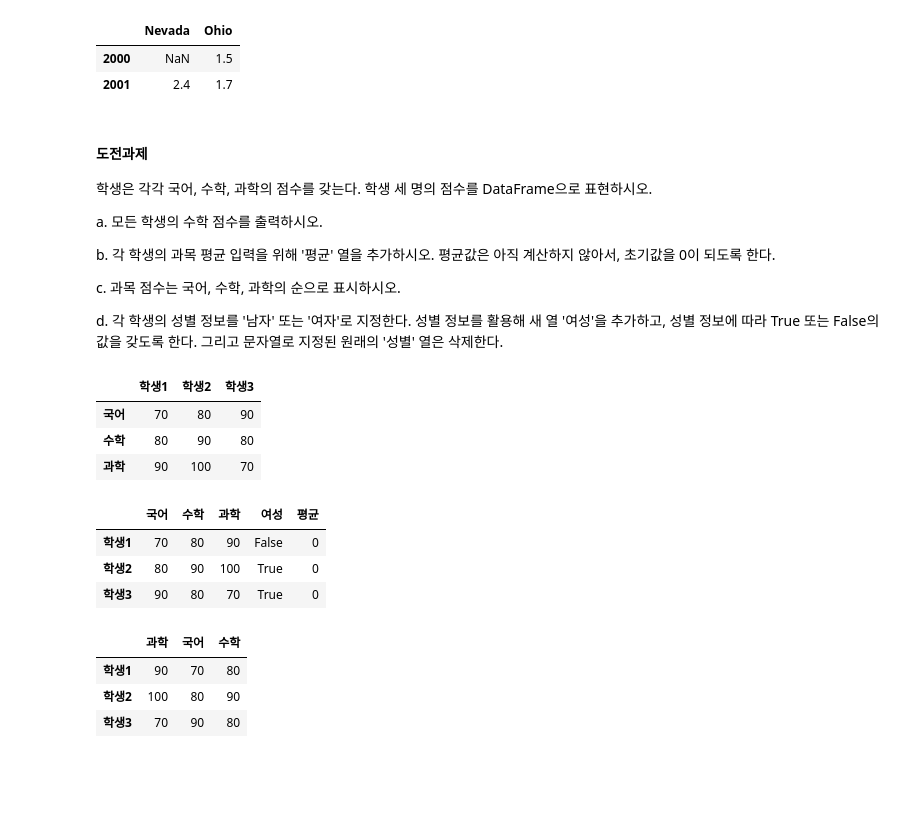
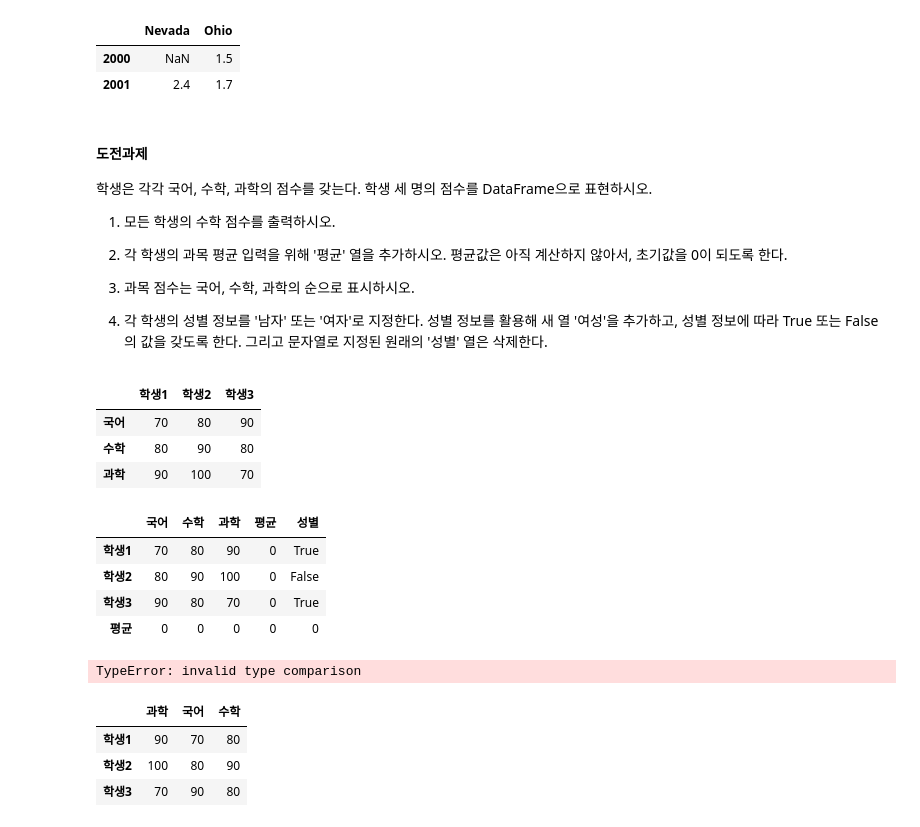
Before and after one commit to lseongjoo/bigpy, a Jupyter notebook: pandas.ipynb, the cells around one changed output. Cells and saved outputs as stored; diff of their text form; code cells hidden in the pictures; blank space fills up the shorter version.

```diff
--- a/pandas.ipynb
+++ b/pandas.ipynb
@@ -531,13 +564,13 @@ DataFrame(pdata)
 
 학생은 각각 국어, 수학, 과학의 점수를 갖는다. 학생 세 명의 점수를 DataFrame으로 표현하시오.
 
-a. 모든 학생의 수학 점수를 출력하시오.
+1. 모든 학생의 수학 점수를 출력하시오.
 
-b. 각 학생의 과목 평균 입력을 위해 '평균' 열을 추가하시오. 평균값은 아직 계산하지 않아서, 초기값을 0이 되도록 한다.
+2. 각 학생의 과목 평균 입력을 위해 '평균' 열을 추가하시오. 평균값은 아직 계산하지 않아서, 초기값을 0이 되도록 한다.
 
-c. 과목 점수는 국어, 수학, 과학의 순으로 표시하시오.
+3. 과목 점수는 국어, 수학, 과학의 순으로 표시하시오.
 
-d. 각 학생의 성별 정보를 '남자' 또는 '여자'로 지정한다. 성별 정보를 활용해 새 열 '여성'을 추가하고, 성별 정보에 따라 True 또는 False의 값을 갖도록 한다. 그리고 문자열로 지정된 원래의 '성별' 열은 삭제한다.
+4. 각 학생의 성별 정보를 '남자' 또는 '여자'로 지정한다. 성별 정보를 활용해 새 열 '여성'을 추가하고, 성별 정보에 따라 True 또는 False의 값을 갖도록 한다. 그리고 문자열로 지정된 원래의 '성별' 열은 삭제한다.
 # %%
 scores = {u'학생1': {u'국어': 70, u'수학': 80, u'과학': 90} ,
           u'학생2': {u'수학': 90, u'국어': 80, u'과학': 100},
@@ -553,19 +586,25 @@ frame
 # %%
 scores = {u'학생1': {u'국어': 70, u'수학': 80, u'과학': 90, u'성별': u'남'} ,
           u'학생2': {u'수학': 90, u'국어': 80, u'과학': 100, u'성별': u'여'},
           u'학생3': {u'과학': 70,u'국어': 90, u'수학': 80, u'성별': u'여'}}
 
 frame = frame.T # 행-열 바꾸기 (p.137 참조)
 frame['평균'] = 0
-frame[u'여성'] = frame[u'성별'] == u'여'
-del frame[u'성별']
-#frame = frame.T
-frame
+frame.T
 # %% [output]
-|  | 국어 | 수학 | 과학 | 여성 | 평균 |
-| 학생1 | 70 | 80 | 90 | False | 0 |
-| 학생2 | 80 | 90 | 100 | True | 0 |
-| 학생3 | 90 | 80 | 70 | True | 0 |
+|  | 국어 | 수학 | 과학 | 평균 | 성별 |
+| 학생1 | 70 | 80 | 90 | 0 | True |
+| 학생2 | 80 | 90 | 100 | 0 | False |
+| 학생3 | 90 | 80 | 70 | 0 | True |
+| 평균 | 0 | 0 | 0 | 0 | 0 |
+# %%
+frame[u'성별'] = [True, False, True]
+frame[u'여성'] = frame[u'성별'] == u'여'
+del frame[u'성별']
+#frame = frame.T
+frame
+# %% [output]
+TypeError: invalid type comparison
 # %%
 scores2 = {u'국어': {u'학생1': 70, u'학생2': 80, u'학생3': 90},
           u'수학': {u'학생1': 80, u'학생2':90, u'학생3': 80},
```
Also changed, not shown: parts of 24 cells of this notebook, 1 other file.
